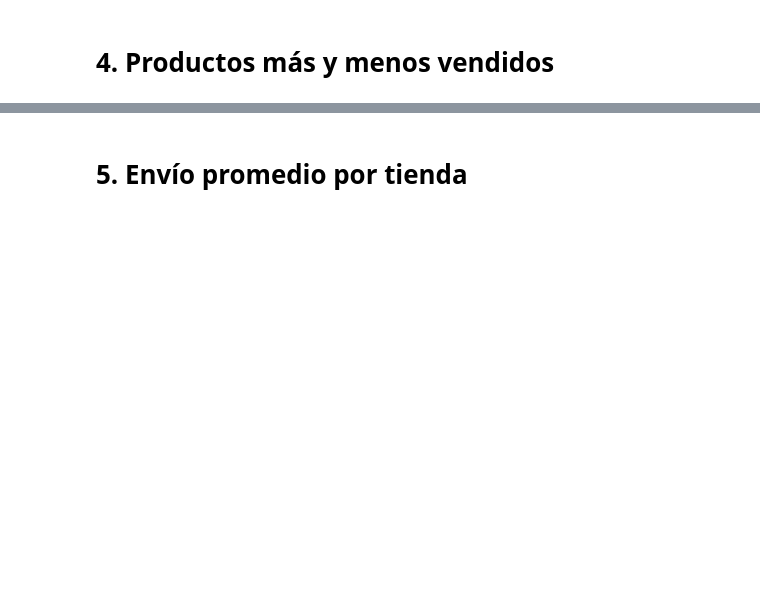
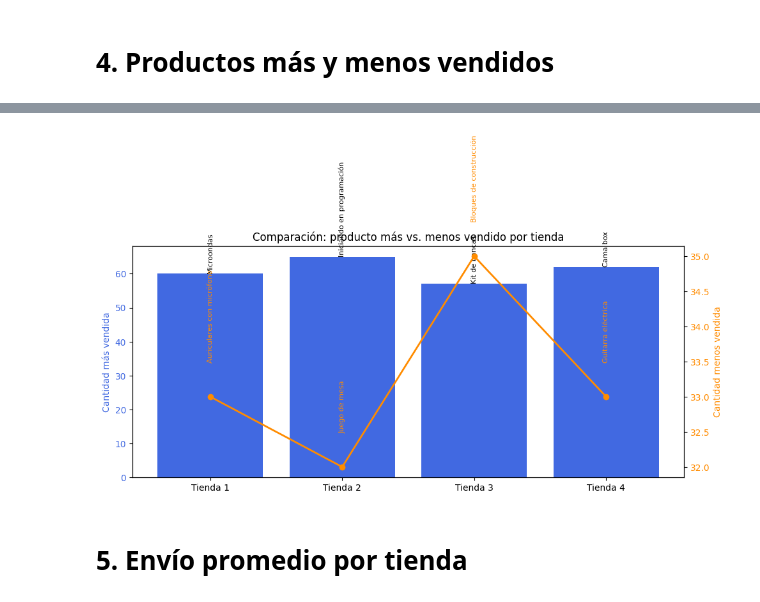
Before and after one commit to Aldair10M/Data_Science_Challenger_Alura_Store, a Jupyter notebook: alurastorelatam.ipynb, the cells around one changed output, grey strips where cells are left out. Cells and saved outputs as stored; diff of their text form; code cells hidden in the pictures; blank space fills up the shorter version.

```diff
--- a/alurastorelatam.ipynb
+++ b/alurastorelatam.ipynb
@@ -90,2 +290,21 @@ Tienda 4: $1,038,375,700.00
 # %% [markdown]
 # 4. Productos más y menos vendidos
+# %%
+tiendas = {
+    "Tienda 1": tienda,
+    "Tienda 2": tienda2,
+    "Tienda 3": tienda3,
+    "Tienda 4": tienda4
+}
+
+for nombre, df in tiendas.items():
+    conteo = df["Producto"].value_counts()
+    producto_mas_vendido = conteo.idxmax()
+    cantidad_mas = conteo.max()
+
+    producto_menos_vendido = conteo.idxmin()
+    cantidad_menos = conteo.min()
+
+    print(f"\n{nombre}:")
+    print(f"🔼 Producto más vendido: {producto_mas_vendido} ({cantidad_mas} ventas)")
+    print(f"🔽 Producto menos vendido: {producto_menos_vendido} ({cantidad_menos} ventas)")
@@ -92,2 +327,50 @@ Tienda 4: $1,038,375,700.00
+# %%
+import matplotlib.pyplot as plt
+import numpy as np
+
+tiendas_nombres = []
+productos_mas = []
+cantidades_mas = []
+productos_menos = []
+cantidades_menos = []
+
+for nombre, df in tiendas.items():
+    conteo = df["Producto"].value_counts()
+    producto_mas_vendido = conteo.idxmax()
+    cantidad_mas = conteo.max()
+
+    producto_menos_vendido = conteo.idxmin()
+    cantidad_menos = conteo.min()
+
+    tiendas_nombres.append(nombre)
+    productos_mas.append(producto_mas_vendido)
+    cantidades_mas.append(cantidad_mas)
+    productos_menos.append(producto_menos_vendido)
+    cantidades_menos.append(cantidad_menos)
+
+fig, ax1 = plt.subplots(figsize=(10, 6))
+
+x = np.arange(len(tiendas_nombres))
+
+bars = ax1.bar(x, cantidades_mas, color='royalblue', label='Más vendido')
+ax1.set_ylabel('Cantidad más vendida', color='royalblue')
+ax1.tick_params(axis='y', labelcolor='royalblue')
+
+ax2 = ax1.twinx()
+ax2.plot(x, cantidades_menos, color='darkorange', marker='o', label='Menos vendido', linewidth=2)
+ax2.set_ylabel('Cantidad menos vendida', color='darkorange')
+ax2.tick_params(axis='y', labelcolor='darkorange')
+
+plt.xticks(x, tiendas_nombres)
+plt.title("Comparación: producto más vs. menos vendido por tienda")
+
+for i in range(len(x)):
+    ax1.text(x[i], cantidades_mas[i] + 0.5, productos_mas[i], ha='center', fontsize=8, rotation=90)
+    ax2.text(x[i], cantidades_menos[i] + 0.5, productos_menos[i], ha='center', fontsize=8, rotation=90, color='darkorange')
+
+fig.tight_layout()
+plt.show()
+# %% [output]
+[figure, added]
 # %% [markdown]
 # 5. Envío promedio por tienda
```
Also changed, not shown: parts of 23 cells of this notebook.
